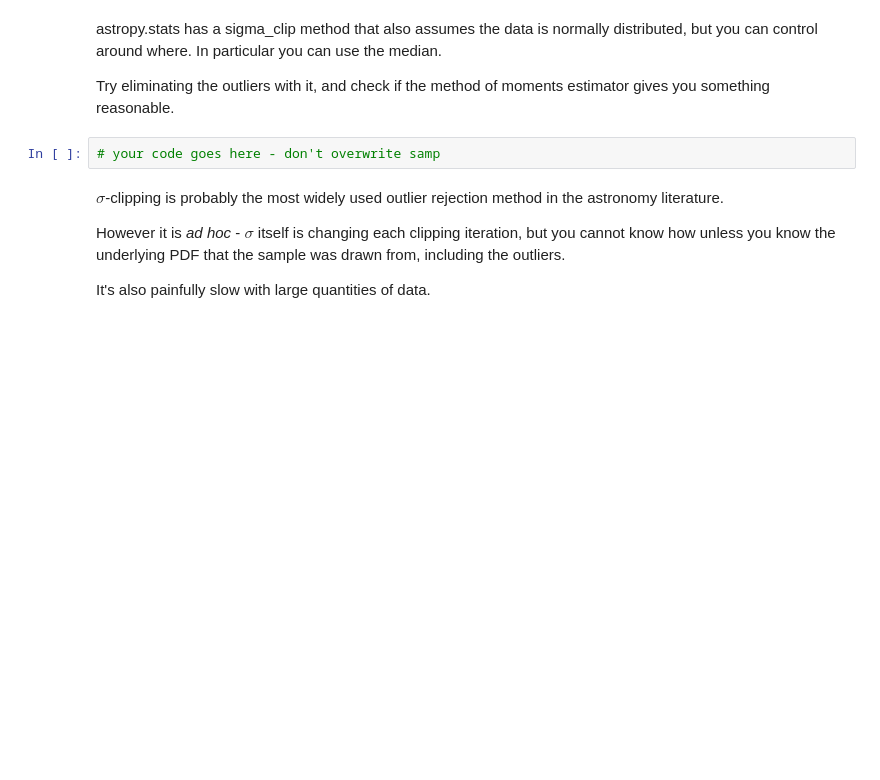
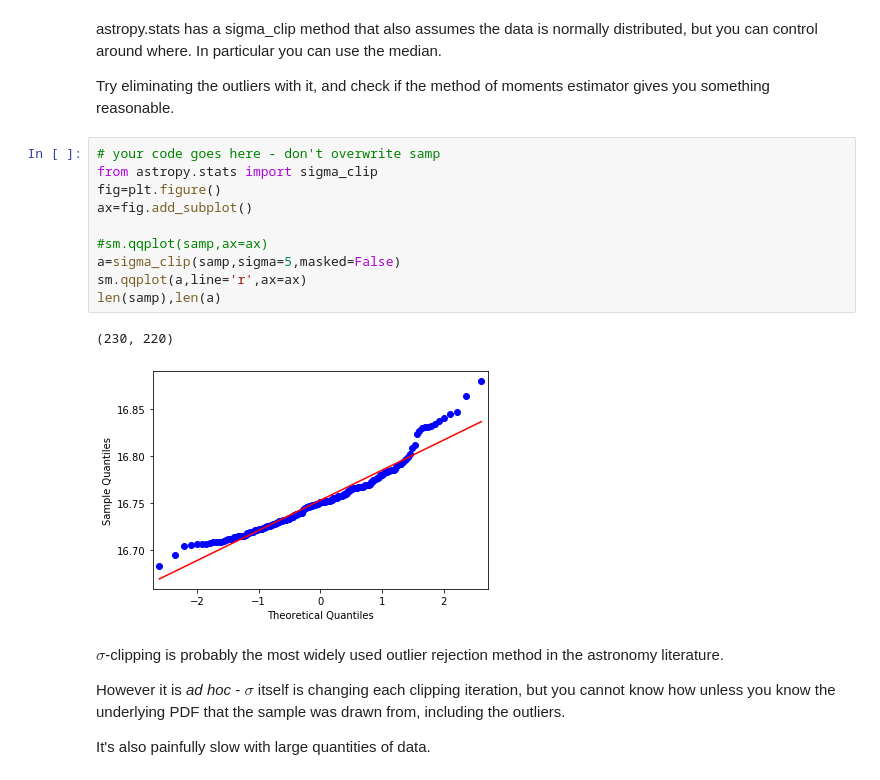
Before and after one commit to gnarayan/ast596_2020_Spring, a Jupyter notebook: 02/week02.ipynb, the cells around one changed output. Drawn from its saved outputs; the diff is of its cells as text; blank space fills up the shorter version.

```diff
--- a/02/week02.ipynb
+++ b/02/week02.ipynb
@@ -232,8 +238,19 @@ Both of these methods are fundamentally assuming the data is normally distribute
 astropy.stats has a sigma_clip method that also assumes the data is normally distributed, but you can control around where. In particular you can use the median.
 
 Try eliminating the outliers with it, and check if the method of moments estimator gives you something reasonable.
-# %%
-# your code goes here - don't overwrite samp
+# %%
+# your code goes here - don't overwrite samp
+from astropy.stats import sigma_clip
+fig=plt.figure()
+ax=fig.add_subplot()
+
+#sm.qqplot(samp,ax=ax)
+a=sigma_clip(samp,sigma=5,masked=False)
+sm.qqplot(a,line='r',ax=ax)
+len(samp),len(a)
+# %% [output]
+(230, 220)
+[figure, added]
 # %% [markdown]
 $\sigma$-clipping is probably the most widely used outlier rejection method in the astronomy literature.
 
```
Also changed, not shown: parts of 5 cells of this notebook, 2 other files.
